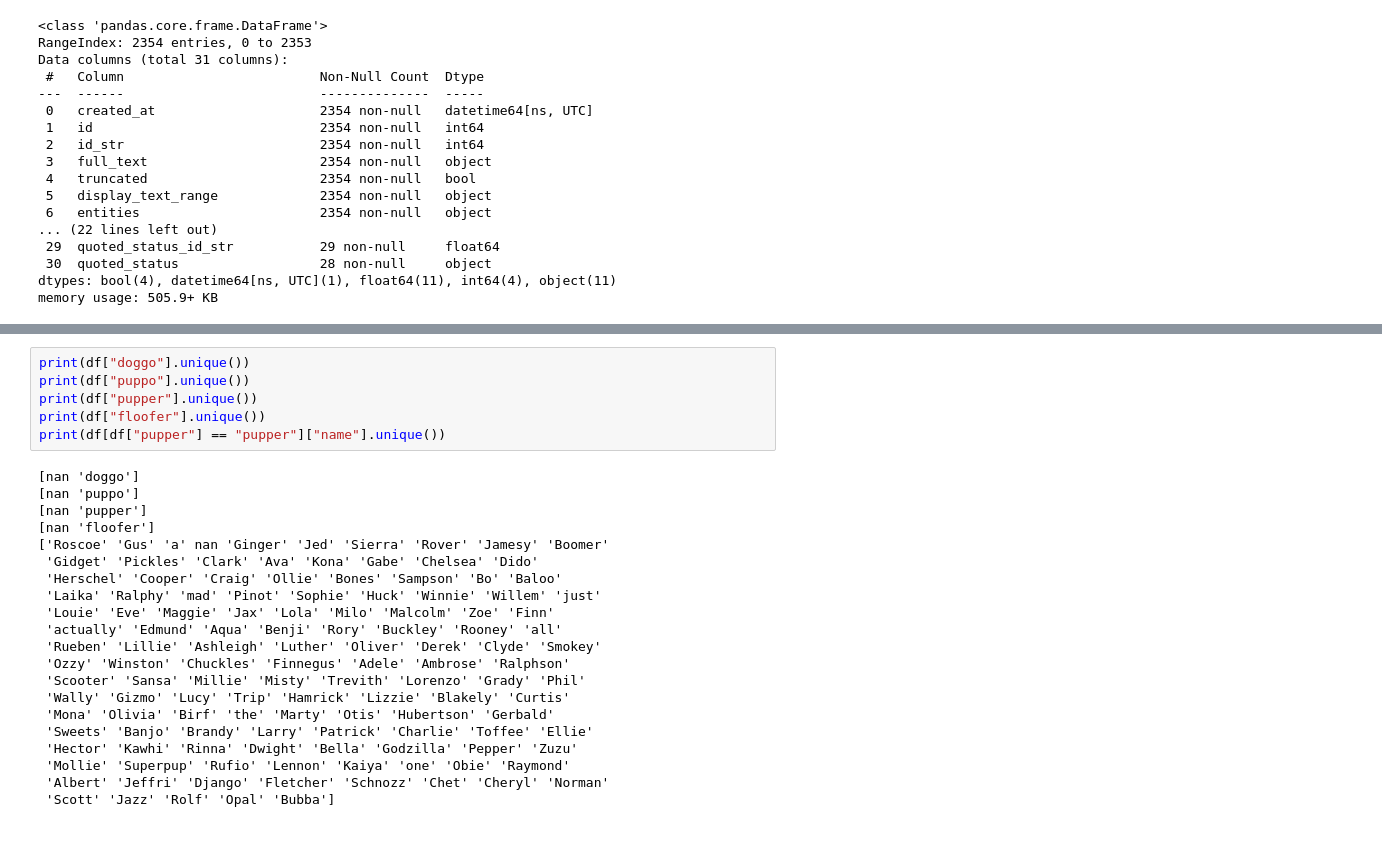
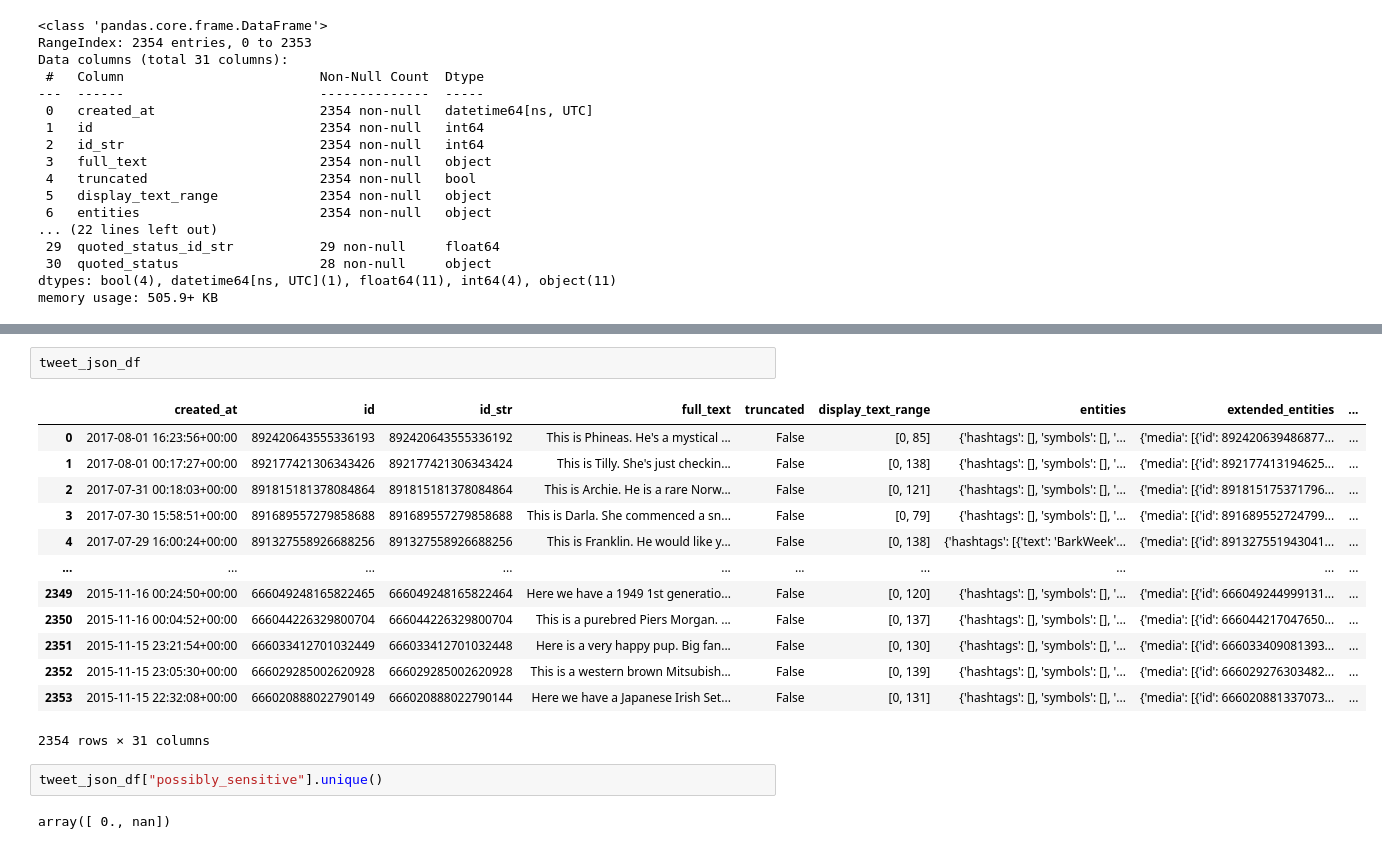
Before and after one commit to mostafatamer11/we-rate-dogs, a Jupyter notebook: wrangle_act.ipynb, the cells around one changed output, grey strips where cells are left out. Saved outputs shown, nothing was run; the diff lists cells and outputs as text.

```diff
--- a/wrangle_act.ipynb
+++ b/wrangle_act.ipynb
@@ -153,27 +249,20 @@ Index(['tweet_id', 'in_reply_to_status_id', 'in_reply_to_user_id', 'timestamp',
-# %%
-print(df["doggo"].unique())
-print(df["puppo"].unique())
-print(df["pupper"].unique())
-print(df["floofer"].unique())
-print(df[df["pupper"] == "pupper"]["name"].unique())
-# %% [output]
-[nan 'doggo']
-[nan 'puppo']
-[nan 'pupper']
-[nan 'floofer']
-['Roscoe' 'Gus' 'a' nan 'Ginger' 'Jed' 'Sierra' 'Rover' 'Jamesy' 'Boomer'
- 'Gidget' 'Pickles' 'Clark' 'Ava' 'Kona' 'Gabe' 'Chelsea' 'Dido'
- 'Herschel' 'Cooper' 'Craig' 'Ollie' 'Bones' 'Sampson' 'Bo' 'Baloo'
- 'Laika' 'Ralphy' 'mad' 'Pinot' 'Sophie' 'Huck' 'Winnie' 'Willem' 'just'
- 'Louie' 'Eve' 'Maggie' 'Jax' 'Lola' 'Milo' 'Malcolm' 'Zoe' 'Finn'
- 'actually' 'Edmund' 'Aqua' 'Benji' 'Rory' 'Buckley' 'Rooney' 'all'
- 'Rueben' 'Lillie' 'Ashleigh' 'Luther' 'Oliver' 'Derek' 'Clyde' 'Smokey'
- 'Ozzy' 'Winston' 'Chuckles' 'Finnegus' 'Adele' 'Ambrose' 'Ralphson'
- 'Scooter' 'Sansa' 'Millie' 'Misty' 'Trevith' 'Lorenzo' 'Grady' 'Phil'
- 'Wally' 'Gizmo' 'Lucy' 'Trip' 'Hamrick' 'Lizzie' 'Blakely' 'Curtis'
- 'Mona' 'Olivia' 'Birf' 'the' 'Marty' 'Otis' 'Hubertson' 'Gerbald'
- 'Sweets' 'Banjo' 'Brandy' 'Larry' 'Patrick' 'Charlie' 'Toffee' 'Ellie'
- 'Hector' 'Kawhi' 'Rinna' 'Dwight' 'Bella' 'Godzilla' 'Pepper' 'Zuzu'
- 'Mollie' 'Superpup' 'Rufio' 'Lennon' 'Kaiya' 'one' 'Obie' 'Raymond'
- 'Albert' 'Jeffri' 'Django' 'Fletcher' 'Schnozz' 'Chet' 'Cheryl' 'Norman'
- 'Scott' 'Jazz' 'Rolf' 'Opal' 'Bubba']
+# %%
+tweet_json_df
+# %% [output]
+|  | created_at | id | id_str | full_text | truncated | display_text_range | entities | extended_entities | ... |
+| 0 | 2017-08-01 16:23:56+00:00 | 892420643555336193 | 892420643555336192 | This is Phineas. He's a mystical ... | False | [0, 85] | {'hashtags': [], 'symbols': [], '... | {'media': [{'id': 892420639486877... | ... |
+| 1 | 2017-08-01 00:17:27+00:00 | 892177421306343426 | 892177421306343424 | This is Tilly. She's just checkin... | False | [0, 138] | {'hashtags': [], 'symbols': [], '... | {'media': [{'id': 892177413194625... | ... |
+| 2 | 2017-07-31 00:18:03+00:00 | 891815181378084864 | 891815181378084864 | This is Archie. He is a rare Norw... | False | [0, 121] | {'hashtags': [], 'symbols': [], '... | {'media': [{'id': 891815175371796... | ... |
+| 3 | 2017-07-30 15:58:51+00:00 | 891689557279858688 | 891689557279858688 | This is Darla. She commenced a sn... | False | [0, 79] | {'hashtags': [], 'symbols': [], '... | {'media': [{'id': 891689552724799... | ... |
+| 4 | 2017-07-29 16:00:24+00:00 | 891327558926688256 | 891327558926688256 | This is Franklin. He would like y... | False | [0, 138] | {'hashtags': [{'text': 'BarkWeek'... | {'media': [{'id': 891327551943041... | ... |
+| ... | ... | ... | ... | ... | ... | ... | ... | ... | ... |
+| 2349 | 2015-11-16 00:24:50+00:00 | 666049248165822465 | 666049248165822464 | Here we have a 1949 1st generatio... | False | [0, 120] | {'hashtags': [], 'symbols': [], '... | {'media': [{'id': 666049244999131... | ... |
+| 2350 | 2015-11-16 00:04:52+00:00 | 666044226329800704 | 666044226329800704 | This is a purebred Piers Morgan. ... | False | [0, 137] | {'hashtags': [], 'symbols': [], '... | {'media': [{'id': 666044217047650... | ... |
+| 2351 | 2015-11-15 23:21:54+00:00 | 666033412701032449 | 666033412701032448 | Here is a very happy pup. Big fan... | False | [0, 130] | {'hashtags': [], 'symbols': [], '... | {'media': [{'id': 666033409081393... | ... |
+| 2352 | 2015-11-15 23:05:30+00:00 | 666029285002620928 | 666029285002620928 | This is a western brown Mitsubish... | False | [0, 139] | {'hashtags': [], 'symbols': [], '... | {'media': [{'id': 666029276303482... | ... |
+| 2353 | 2015-11-15 22:32:08+00:00 | 666020888022790149 | 666020888022790144 | Here we have a Japanese Irish Set... | False | [0, 131] | {'hashtags': [], 'symbols': [], '... | {'media': [{'id': 666020881337073... | ... |
+2354 rows × 31 columns
+# %%
+tweet_json_df["possibly_sensitive"].unique()
+# %% [output]
+array([ 0., nan])
```
Also changed, not shown: parts of 91 cells of this notebook, 5 other files.
